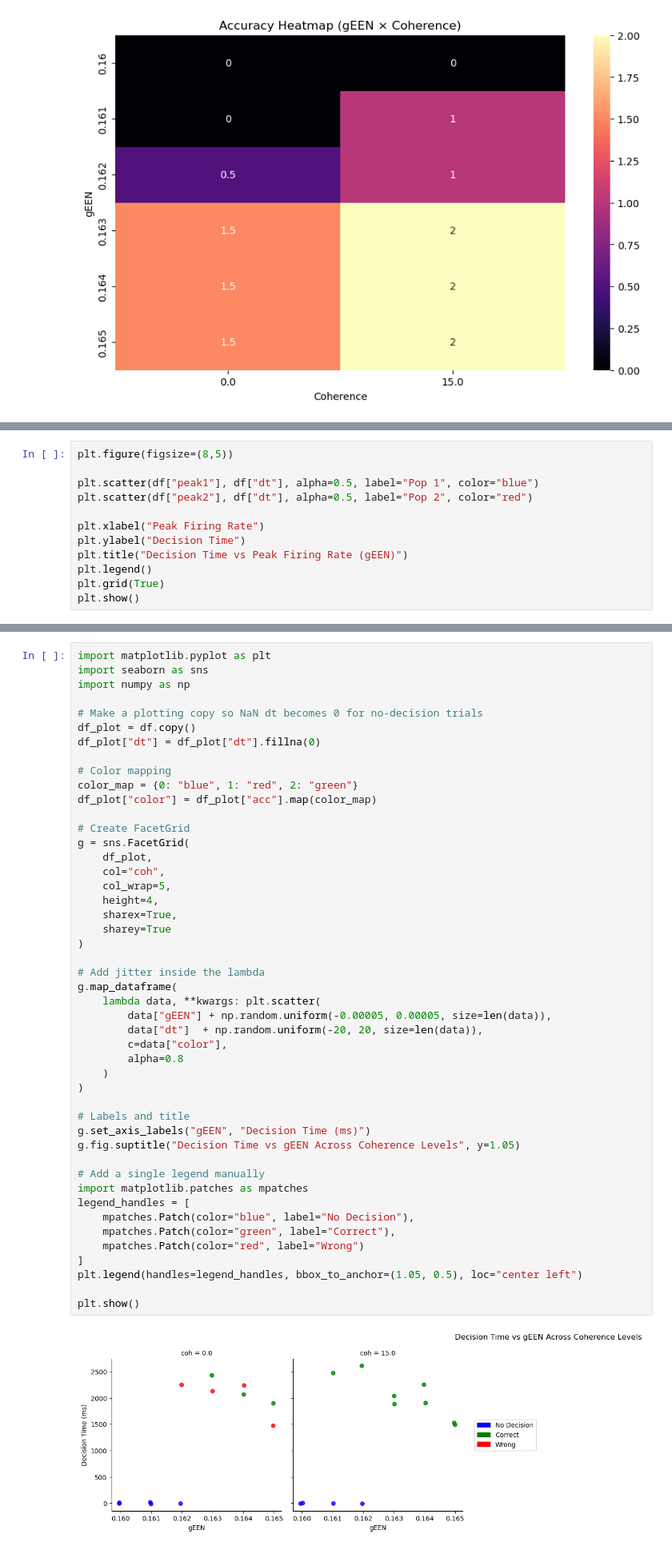
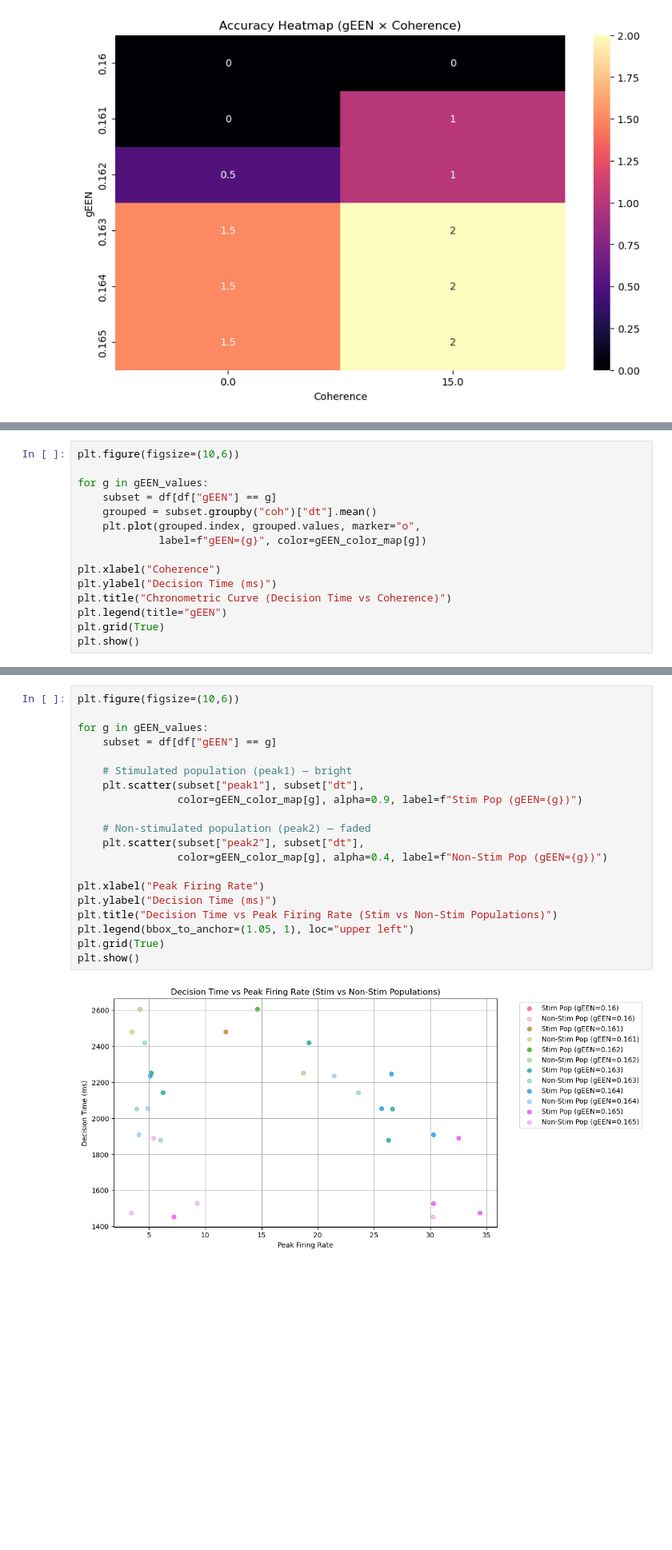
Before and after one commit to talhayounas2028-neuro/neuro, a Jupyter notebook: analysis_gEEN.ipynb, the cells around one changed output, grey strips where cells are left out. Shown at 80% size. Cells and saved outputs as stored; diff of their text form; blank space fills up the shorter version.

```diff
--- a/analysis_gEEN.ipynb
+++ b/analysis_gEEN.ipynb
@@ -94,13 +130,16 @@ plt.show()
 # %%
-plt.figure(figsize=(8,5))
+plt.figure(figsize=(10,6))
 
-plt.scatter(df["peak1"], df["dt"], alpha=0.5, label="Pop 1", color="blue")
-plt.scatter(df["peak2"], df["dt"], alpha=0.5, label="Pop 2", color="red")
+for g in gEEN_values:
+    subset = df[df["gEEN"] == g]
+    grouped = subset.groupby("coh")["dt"].mean()
+    plt.plot(grouped.index, grouped.values, marker="o",
+             label=f"gEEN={g}", color=gEEN_color_map[g])
 
-plt.xlabel("Peak Firing Rate")
-plt.ylabel("Decision Time")
-plt.title("Decision Time vs Peak Firing Rate (gEEN)")
-plt.legend()
+plt.xlabel("Coherence")
+plt.ylabel("Decision Time (ms)")
+plt.title("Chronometric Curve (Decision Time vs Coherence)")
+plt.legend(title="gEEN")
 plt.grid(True)
 plt.show()
 # %% [output]
@@ -108,49 +147,22 @@ plt.show()
 # %%
-import matplotlib.pyplot as plt
-import seaborn as sns
-import numpy as np
+plt.figure(figsize=(10,6))
 
-# Make a plotting copy so NaN dt becomes 0 for no-decision trials
-df_plot = df.copy()
-df_plot["dt"] = df_plot["dt"].fillna(0)
+for g in gEEN_values:
+    subset = df[df["gEEN"] == g]
 
-# Color mapping
-color_map = {0: "blue", 1: "red", 2: "green"}
-df_plot["color"] = df_plot["acc"].map(color_map)
+    # Stimulated population (peak1) — bright
+    plt.scatter(subset["peak1"], subset["dt"],
+                color=gEEN_color_map[g], alpha=0.9, label=f"Stim Pop (gEEN={g})")
 
-# Create FacetGrid
-g = sns.FacetGrid(
-    df_plot,
-    col="coh",
-    col_wrap=5,
-    height=4,
-    sharex=True,
-    sharey=True
-)
+    # Non-stimulated population (peak2) — faded
+    plt.scatter(subset["peak2"], subset["dt"],
+                color=gEEN_color_map[g], alpha=0.4, label=f"Non-Stim Pop (gEEN={g})")
 
-# Add jitter inside the lambda
-g.map_dataframe(
-    lambda data, **kwargs: plt.scatter(
-        data["gEEN"] + np.random.uniform(-0.00005, 0.00005, size=len(data)),
-        data["dt"]  + np.random.uniform(-20, 20, size=len(data)),
-        c=data["color"],
-        alpha=0.8
-    )
-)
-
-# Labels and title
-g.set_axis_labels("gEEN", "Decision Time (ms)")
-g.fig.suptitle("Decision Time vs gEEN Across Coherence Levels", y=1.05)
-
-# Add a single legend manually
-import matplotlib.patches as mpatches
-legend_handles = [
-    mpatches.Patch(color="blue", label="No Decision"),
-    mpatches.Patch(color="green", label="Correct"),
-    mpatches.Patch(color="red", label="Wrong")
-]
-plt.legend(handles=legend_handles, bbox_to_anchor=(1.05, 0.5), loc="center left")
-
+plt.xlabel("Peak Firing Rate")
+plt.ylabel("Decision Time (ms)")
+plt.title("Decision Time vs Peak Firing Rate (Stim vs Non-Stim Populations)")
+plt.legend(bbox_to_anchor=(1.05, 1), loc="upper left")
+plt.grid(True)
 plt.show()
 # %% [output]
-[figure, old version]
+[figure, new version]
```
Also changed, not shown: parts of 6 cells of this notebook.
